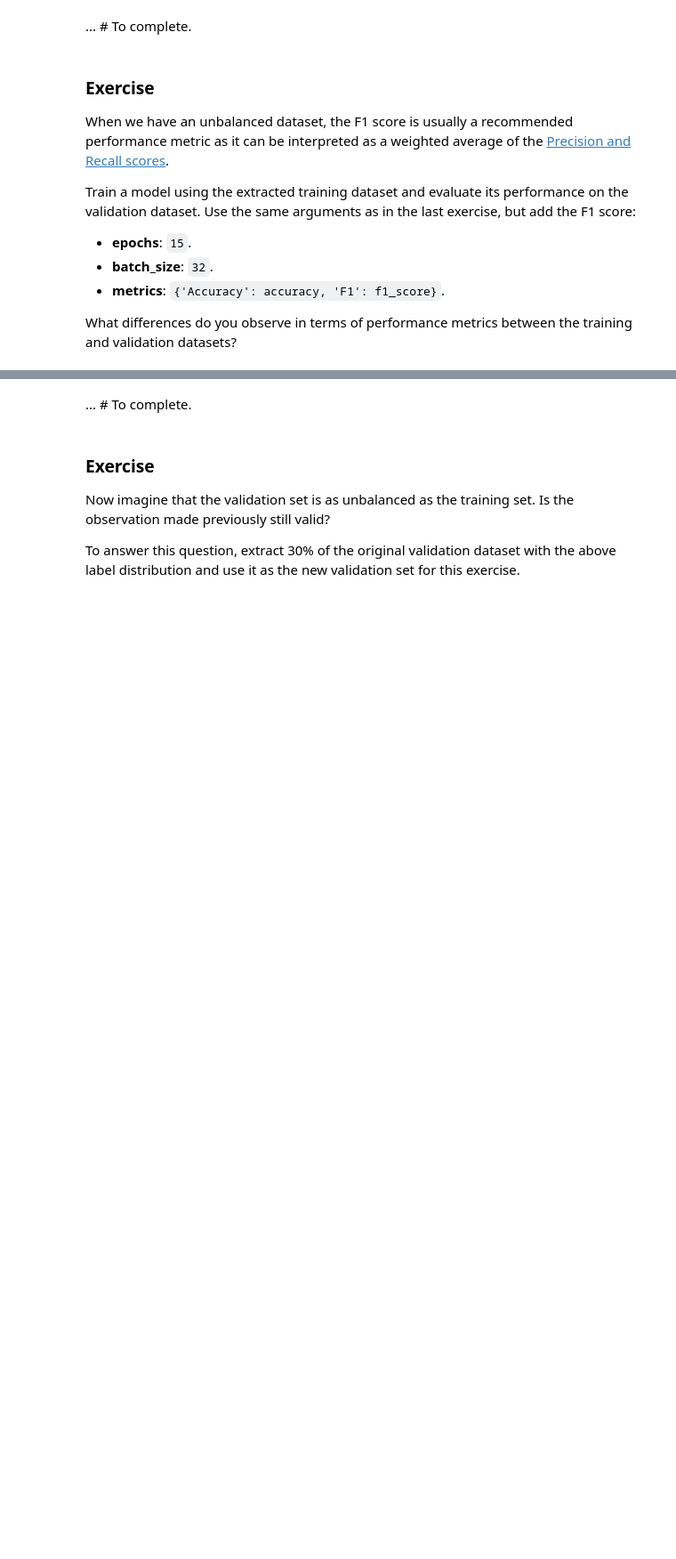
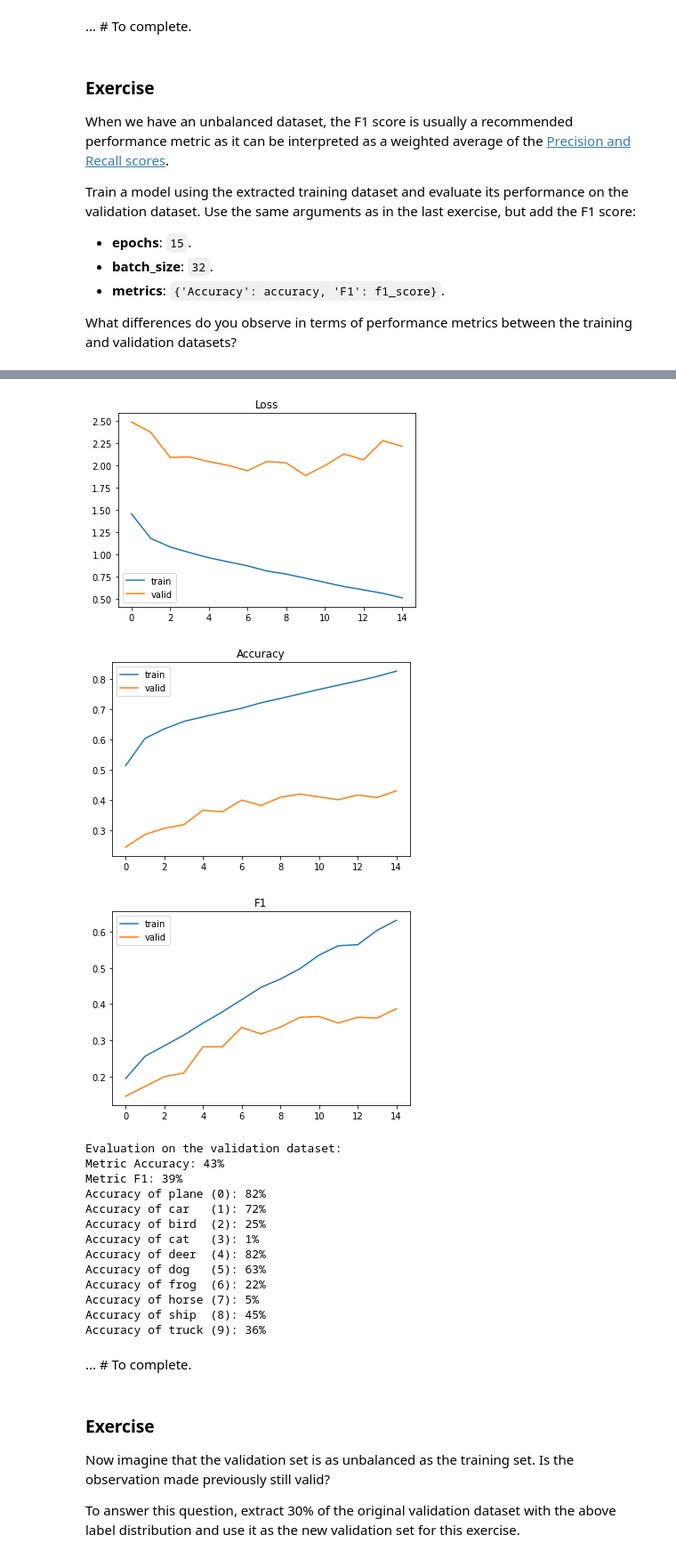
Before and after one commit to jpt31733/ExData_Plotting1, a Jupyter notebook: tutorial1_data_exercise.ipynb, the cells around one changed output, grey strips where cells are left out. Shown at 89% size. Cells and saved outputs as stored; diff of their text form; code cells hidden in the pictures; blank space fills up the shorter version.

```diff
--- a/tutorial1_data_exercise.ipynb
+++ b/tutorial1_data_exercise.ipynb
@@ -1184,7 +1184,8 @@ Train a model using the extracted training dataset and evaluate its performance
 What differences do you observe in terms of performance metrics between the training and validation datasets?
 # %%
 # training on selected data
-modelUnbal = ... # To complete.
+modelUnbal = training_on_dataset(select_imgs, select_labels, valid_imgs, valid_labels, 15, batch_size=32, metrics={'Accuracy': accuracy, 'F1': f1_score})
 
 # evaluate on the validation dataset
-_ = ... # To complete.
+_ = evaluate_classes(modelUnbal, valid_imgs, valid_labels, batch_size=32, metrics={'Accuracy': accuracy, 'F1': f1_score})
+# %% [output]
@@ -1191,3 +1207,19 @@ _ = ... # To complete.
+[figure, added]
+[figure, added]
+[figure, added]
+Evaluation on the validation dataset:
+Metric Accuracy: 43%
+Metric F1: 39%
+Accuracy of plane (0): 82%
+Accuracy of car   (1): 72%
+Accuracy of bird  (2): 25%
+Accuracy of cat   (3): 1%
+Accuracy of deer  (4): 82%
+Accuracy of dog   (5): 63%
+Accuracy of frog  (6): 22%
+Accuracy of horse (7): 5%
+Accuracy of ship  (8): 45%
+Accuracy of truck (9): 36%
 # %% [markdown]
 ... # To complete.
 # %% [markdown]
```
Also changed, not shown: parts of 5 cells of this notebook.
